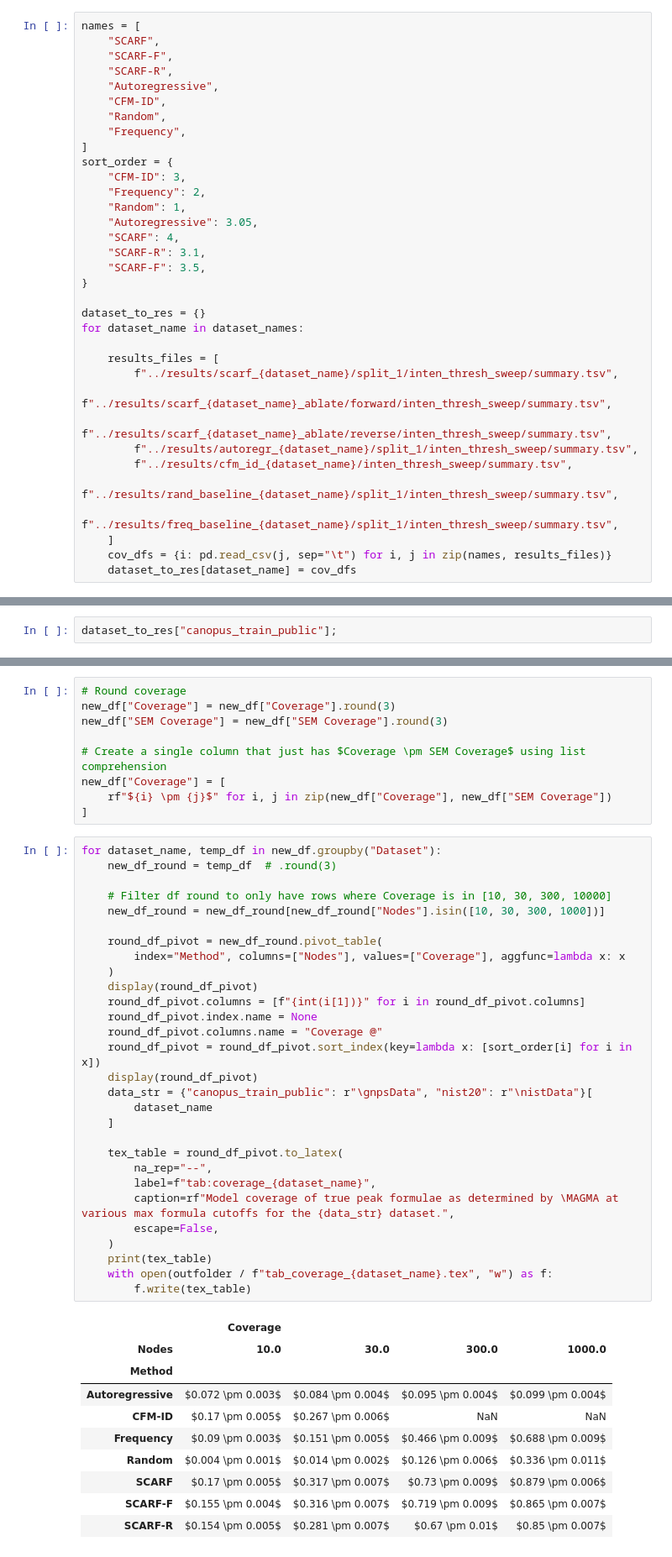
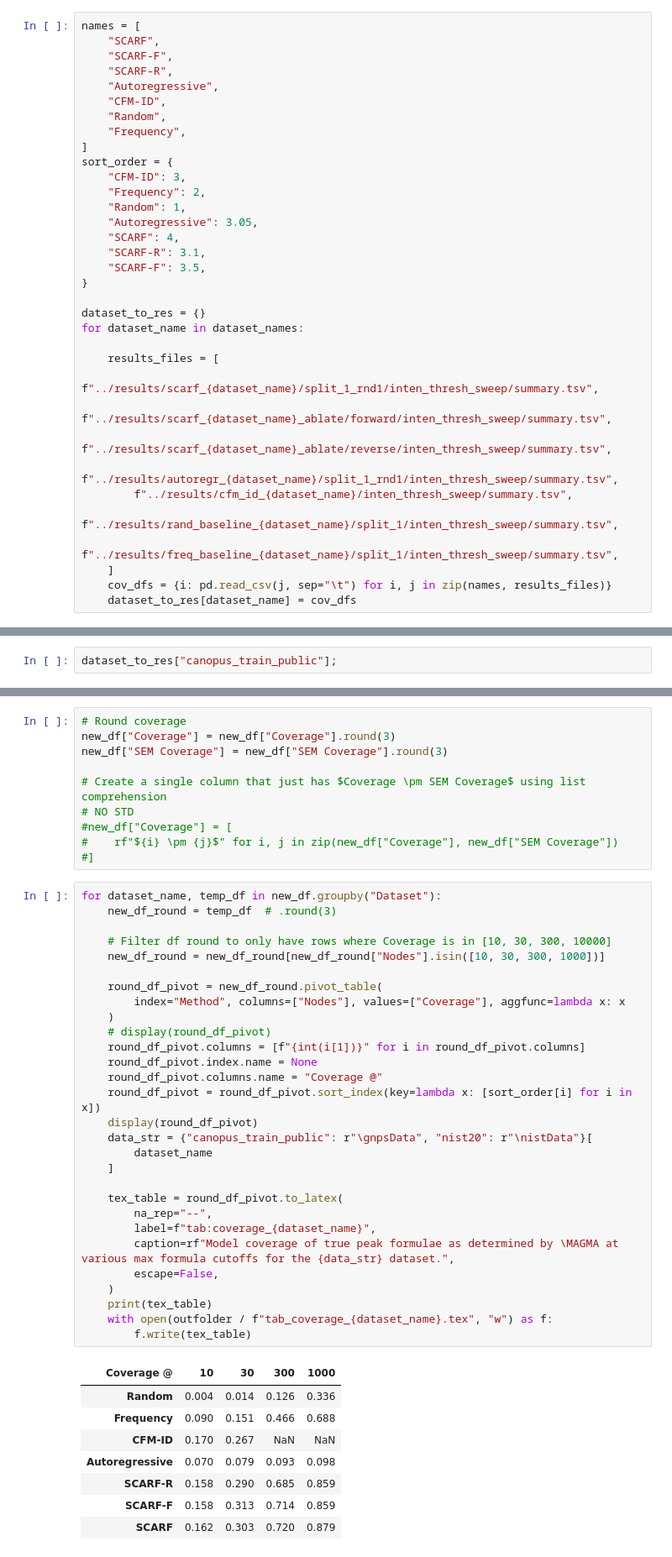
Before and after one commit to samgoldman97/ms-pred, a Jupyter notebook: notebooks/scarf_fig_coverage.ipynb, the cells around one changed output, grey strips where cells are left out. Shown: that part at 84% size. Drawn from its saved outputs; the diff is of its cells as text.

```diff
--- a/notebooks/scarf_fig_coverage.ipynb
+++ b/notebooks/scarf_fig_coverage.ipynb
@@ -34,10 +34,10 @@ dataset_to_res = {}
 for dataset_name in dataset_names:
 
     results_files = [
-        f"../results/scarf_{dataset_name}/split_1/inten_thresh_sweep/summary.tsv",
+        f"../results/scarf_{dataset_name}/split_1_rnd1/inten_thresh_sweep/summary.tsv",
         f"../results/scarf_{dataset_name}_ablate/forward/inten_thresh_sweep/summary.tsv",
         f"../results/scarf_{dataset_name}_ablate/reverse/inten_thresh_sweep/summary.tsv",
-        f"../results/autoregr_{dataset_name}/split_1/inten_thresh_sweep/summary.tsv",
+        f"../results/autoregr_{dataset_name}/split_1_rnd1/inten_thresh_sweep/summary.tsv",
         f"../results/cfm_id_{dataset_name}/inten_thresh_sweep/summary.tsv",
         f"../results/rand_baseline_{dataset_name}/split_1/inten_thresh_sweep/summary.tsv",
         f"../results/freq_baseline_{dataset_name}/split_1/inten_thresh_sweep/summary.tsv",
@@ -79,46 +81,45 @@ new_df["Coverage"] = new_df["Coverage"].round(3)
 new_df["SEM Coverage"] = new_df["SEM Coverage"].round(3)
 
 # Create a single column that just has $Coverage \pm SEM Coverage$ using list comprehension
-new_df["Coverage"] = [
-    rf"${i} \pm {j}$" for i, j in zip(new_df["Coverage"], new_df["SEM Coverage"])
-]
+# NO STD
+#new_df["Coverage"] = [
+#    rf"${i} \pm {j}$" for i, j in zip(new_df["Coverage"], new_df["SEM Coverage"])
+#]
 # %%
 for dataset_name, temp_df in new_df.groupby("Dataset"):
     new_df_round = temp_df  # .round(3)
 
     # Filter df round to only have rows where Coverage is in [10, 30, 300, 10000]
     new_df_round = new_df_round[new_df_round["Nodes"].isin([10, 30, 300, 1000])]
 
     round_df_pivot = new_df_round.pivot_table(
         index="Method", columns=["Nodes"], values=["Coverage"], aggfunc=lambda x: x
     )
-    display(round_df_pivot)
+    # display(round_df_pivot)
     round_df_pivot.columns = [f"{int(i[1])}" for i in round_df_pivot.columns]
     round_df_pivot.index.name = None
     round_df_pivot.columns.name = "Coverage @"
     round_df_pivot = round_df_pivot.sort_index(key=lambda x: [sort_order[i] for i in x])
     display(round_df_pivot)
     data_str = {"canopus_train_public": r"\gnpsData", "nist20": r"\nistData"}[
         dataset_name
     ]
 
     tex_table = round_df_pivot.to_latex(
         na_rep="--",
         label=f"tab:coverage_{dataset_name}",
         caption=rf"Model coverage of true peak formulae as determined by \MAGMA at various max formula cutoffs for the {data_str} dataset.",
         escape=False,
     )
     print(tex_table)
     with open(outfolder / f"tab_coverage_{dataset_name}.tex", "w") as f:
         f.write(tex_table)
 # %% [output]
-|  | Coverage |  |  |  |
-| Nodes | 10.0 | 30.0 | 300.0 | 1000.0 |
-| Method |  |  |  |  |
-| Autoregressive | $0.072 \pm 0.003$ | $0.084 \pm 0.004$ | $0.095 \pm 0.004$ | $0.099 \pm 0.004$ |
-| CFM-ID | $0.17 \pm 0.005$ | $0.267 \pm 0.006$ | NaN | NaN |
-| Frequency | $0.09 \pm 0.003$ | $0.151 \pm 0.005$ | $0.466 \pm 0.009$ | $0.688 \pm 0.009$ |
-| Random | $0.004 \pm 0.001$ | $0.014 \pm 0.002$ | $0.126 \pm 0.006$ | $0.336 \pm 0.011$ |
-| SCARF | $0.17 \pm 0.005$ | $0.317 \pm 0.007$ | $0.73 \pm 0.009$ | $0.879 \pm 0.006$ |
-| SCARF-F | $0.155 \pm 0.004$ | $0.316 \pm 0.007$ | $0.719 \pm 0.009$ | $0.865 \pm 0.007$ |
-| SCARF-R | $0.154 \pm 0.005$ | $0.281 \pm 0.007$ | $0.67 \pm 0.01$ | $0.85 \pm 0.007$ |
+| Coverage @ | 10 | 30 | 300 | 1000 |
+| Random | 0.004 | 0.014 | 0.126 | 0.336 |
+| Frequency | 0.090 | 0.151 | 0.466 | 0.688 |
+| CFM-ID | 0.170 | 0.267 | NaN | NaN |
+| Autoregressive | 0.070 | 0.079 | 0.093 | 0.098 |
+| SCARF-R | 0.158 | 0.290 | 0.685 | 0.859 |
+| SCARF-F | 0.158 | 0.313 | 0.714 | 0.859 |
+| SCARF | 0.162 | 0.303 | 0.720 | 0.879 |
```
Also changed, not shown: parts of 2 cells of this notebook, 11 other files.
